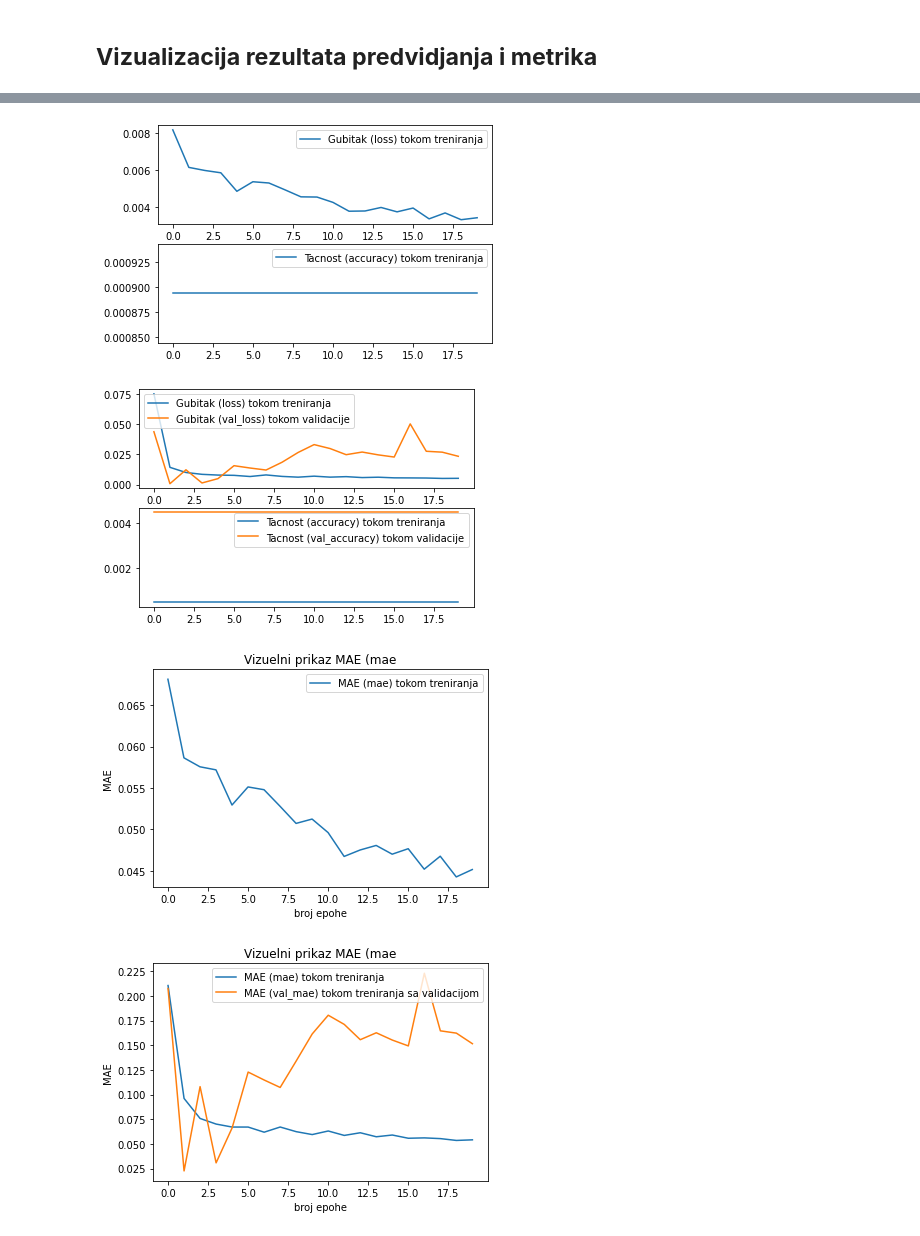
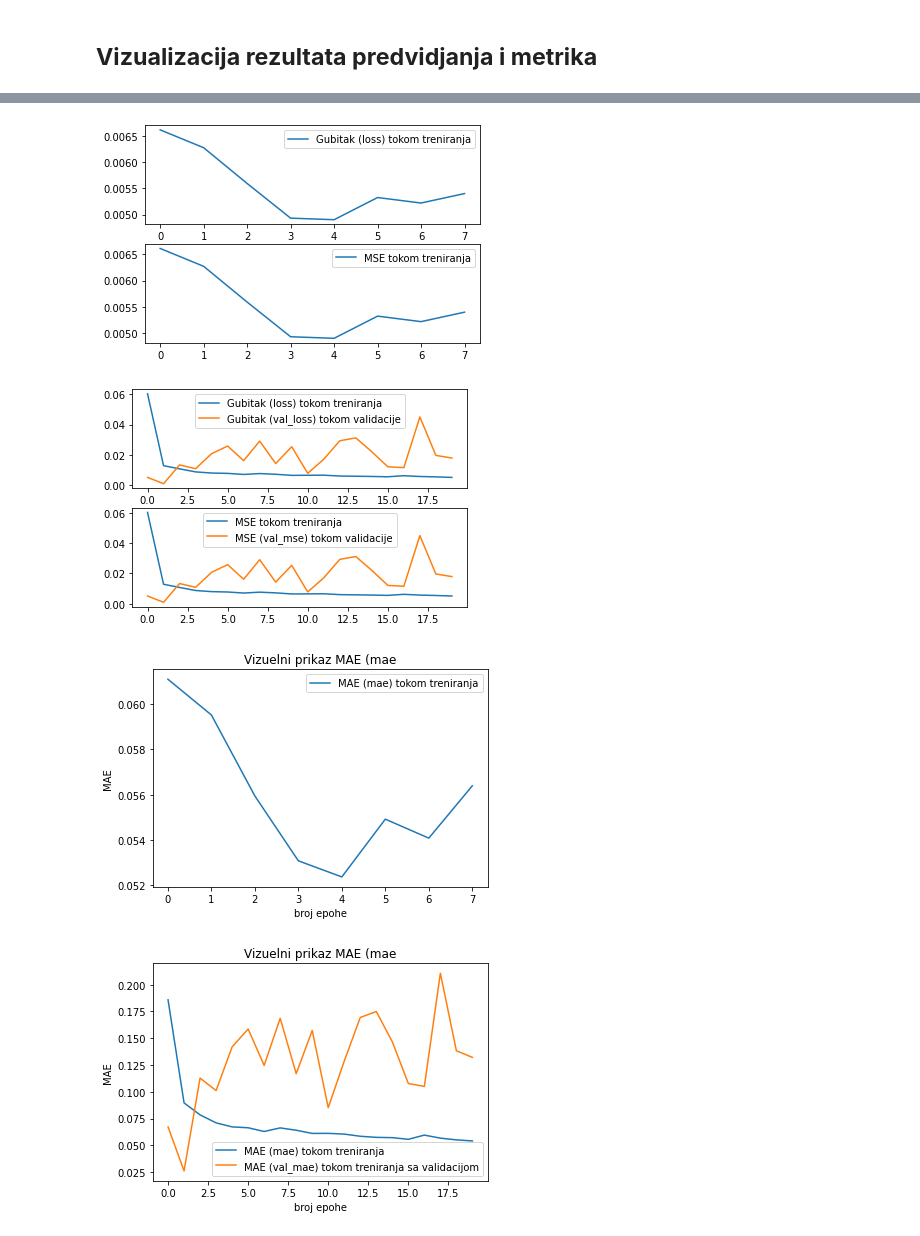
Before and after one commit to jovanape/Bitcoint-Price-Prediction, a Jupyter notebook: rnn.ipynb, the cells around one changed output, grey strips where cells are left out. Cells and saved outputs as stored; diff of their text form; code cells hidden in the pictures.

```diff
--- a/rnn.ipynb
+++ b/rnn.ipynb
@@ -233,24 +236,26 @@ None
 # Definicija funkcije za kompilaciju i treniranje mreze
 # Treniranje je moguce vrsiti sa ili bez validacije
 
-def compile_and_fit(optimizer = 'adam', loss = 'mean_squared_error', metrics = ['accuracy', 'mae'], X_train_ = X_train, y_train_ = y_train, epochs = 20, validation = 0.1, batch_size = 50):
+def compile_and_fit(optimizer = 'adam', loss = 'mean_squared_error', metrics = ['mse', 'mae'], X_train_ = X_train, y_train_ = y_train, epochs = 20, validation = 0.1, batch_size = 50, patience = 3):
 
   net.compile(optimizer = optimizer, loss = loss, metrics = metrics)
 
+  callback = callbacks.EarlyStopping(monitor = 'loss', patience = patience)
+
   if validation == 0:
-    history = net.fit(X_train_, y_train_, epochs = epochs, batch_size = batch_size)
+    history = net.fit(X_train_, y_train_, epochs = epochs, batch_size = batch_size, callbacks=[callback])
   else:
-    history = net.fit(X_train_, y_train_, epochs = epochs, validation_split = validation, batch_size = batch_size)
+    history = net.fit(X_train_, y_train_, epochs = epochs, validation_split = validation, batch_size = batch_size, callbacks=[callback])
 
   return history, net
 # %%
 # Kompilacija i treniranje mreze sa validacijom
 
-history_validation, net_validation = compile_and_fit(optimizer = 'adam', loss = 'mean_squared_error', metrics = ['accuracy', 'mae'], X_train_ = X_train, y_train_ = y_train, epochs = 20, validation = 0.1, batch_size = 50)
+history_validation, net_validation = compile_and_fit(optimizer = 'adam', loss = 'mean_squared_error', metrics = ['mse', 'mae'], X_train_ = X_train, y_train_ = y_train, epochs = 20, validation = 0.1, batch_size = 50, patience = 3)
 
 
 # Kompilacija i treniranje mreze bez validacije
 
-history_no_validation, net_no_validation = compile_and_fit(optimizer = 'adam', loss = 'mean_squared_error', metrics = ['accuracy', 'mae'], X_train_ = X_train, y_train_ = y_train, epochs = 20, validation = 0, batch_size = 50)
+history_no_validation, net_no_validation = compile_and_fit(optimizer = 'adam', loss = 'mean_squared_error', metrics = ['mse', 'mae'], X_train_ = X_train, y_train_ = y_train, epochs = 20, validation = 0, batch_size = 50, patience = 3)
 # %% [output]
 Epoch 1/20
@@ -363,11 +368,11 @@ plot_real_vs_predicted_data(test_set = y_test, predicted_set = y_predicted_valid
 # Ukoliko je validacija nije koriscena tokom treniranja mreze,
 # onda parametar is_validation_used treba biti 0, a inace 1
 
-def plot_loss_and_accuracy(history_, is_validation_used):
+def plot_loss_and_mse(history_, is_validation_used):
 
   epochs = range(len(history_.history['loss'])) # broj epoha
 
-  plt.title('Vizuelni prikaz gubitka (loss) i tacnosti (accuracy) mreze')
+  plt.title('Vizuelni prikaz gubitka (loss) i MSE (mse) mreze')
 
 
   # Gubitak
@@ -386,10 +391,10 @@ def plot_loss_and_accuracy(history_, is_validation_used):
 
   plt.subplot(212)
 
-  plt.plot(epochs, history_.history['accuracy'], label='Tacnost (accuracy) tokom treniranja')
+  plt.plot(epochs, history_.history['mse'], label='MSE tokom treniranja')
 
   if is_validation_used == 1:
-    plt.plot(epochs, history_.history['val_accuracy'], label='Tacnost (val_accuracy) tokom validacije')
+    plt.plot(epochs, history_.history['val_mse'], label='MSE (val_mse) tokom validacije')
 
   plt.legend()
 
@@ -397,12 +402,12 @@ def plot_loss_and_accuracy(history_, is_validation_used):
 # %%
 # Plotovanje gubitka i tacnosti mreze tokom treniranja
 
-plot_loss_and_accuracy(history_ = history_no_validation, is_validation_used = 0)
+plot_loss_and_mse(history_ = history_no_validation, is_validation_used = 0)
 
-plot_loss_and_accuracy(history_ = history_validation, is_validation_used = 1)
+plot_loss_and_mse(history_ = history_validation, is_validation_used = 1)
 # %% [output]
-[figure, old version]
+[figure, new version]
-[figure, old version]
+[figure, new version]
 # %%
 # Vizuelni prikaz MAE
 
@@ -426,11 +431,11 @@ def plot_mae(history_):
 
 plot_mae(history_no_validation)
 # %% [output]
-[figure, old version]
+[figure, new version]
 # %%
 # MAE - sa validacijom
 
 plot_mae(history_validation)
 # %% [output]
-[figure, old version]
+[figure, new version]
 # %%
```
Also changed, not shown: parts of 7 cells of this notebook.
